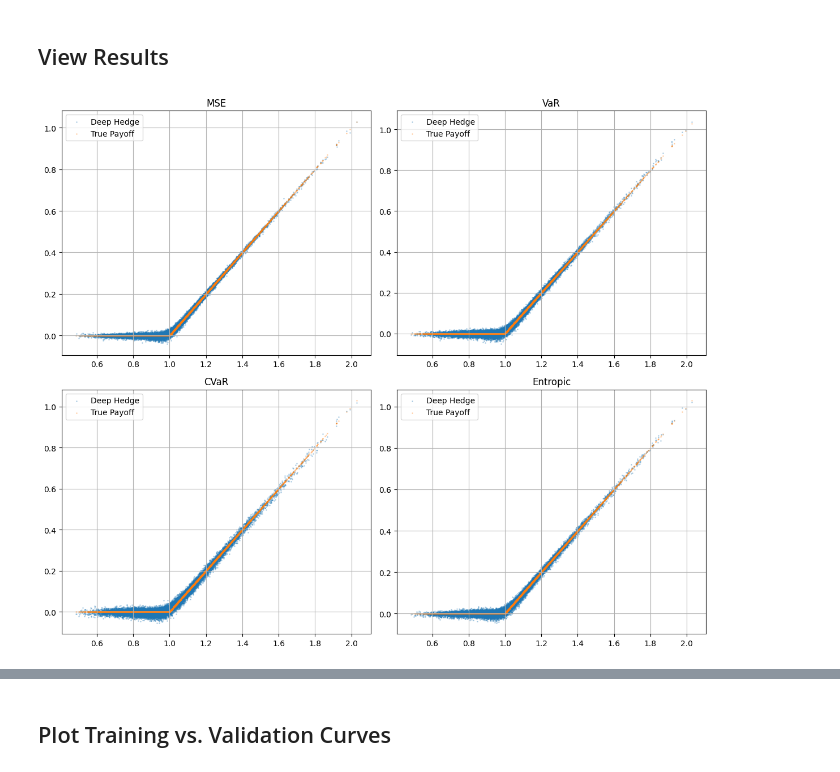
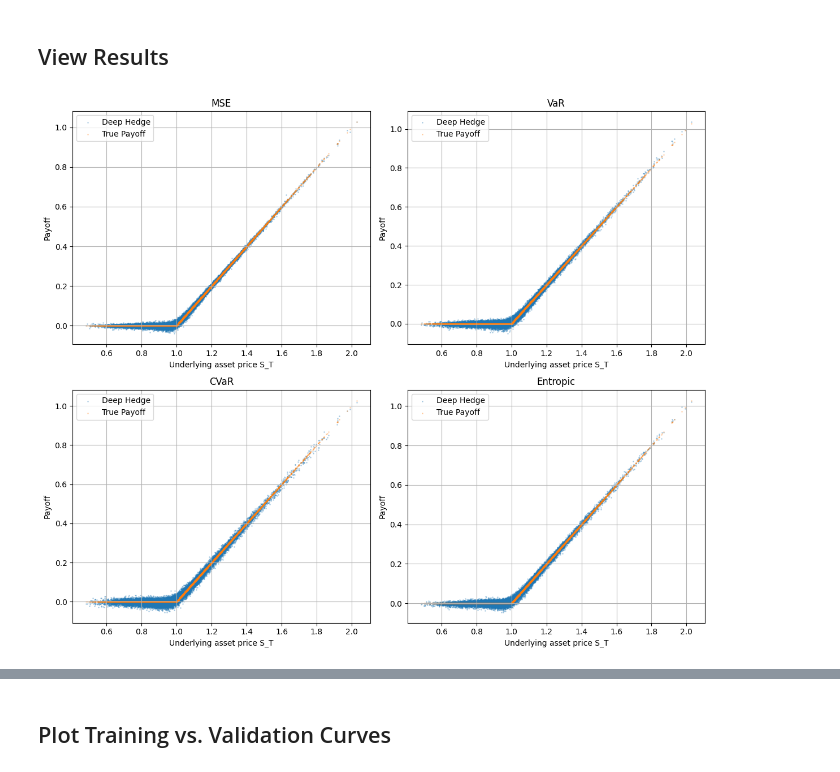
Before and after one commit to ru-ulians/Pricing-and-Hedging-Using-Neural-Networks, a Jupyter notebook: Test1_GBMData.ipynb, the cells around one changed output, grey strips where cells are left out. Drawn from its saved outputs; the diff is of its cells as text; code cells hidden in the pictures.

```diff
--- a/Test1_GBMData.ipynb
+++ b/Test1_GBMData.ipynb
@@ -116,32 +116,34 @@ Training model with Entropic loss.
 # %%
 # Plot learned hedge v. payoff
 fig, axes = plt.subplots(2,2,figsize = (12,10))
 
 for i, ax in enumerate(axes.flat):
     ax.scatter(xtest[:,-1,0], hedges[i][:,0], s=1, alpha = 0.25, label = "Deep Hedge")
     ax.scatter(xtest[:,-1,0], ytest[:,0], s=1, alpha=0.25, label="True Payoff")
     ax.set_title(titles[i])
+    ax.set_xlabel("Underlying asset price S_T")
+    ax.set_ylabel("Payoff")
     ax.legend()
     ax.grid()
 
 plt.tight_layout()
 plt.show()
 
 BSPremium = BlackScholesPrice(
     T=1.0,
     S=1.0,
     K=1.0,
     sigma=0.2
 )
 print("\n---- Model Premiums ----")
 for name,premium in zip(titles,premiums):
     print(f"{name} Premium: {premium:.8f}, with error {premium-BSPremium:.8f}")
 
 print("\n---- Training Times ----")
 for name, time in zip(titles,times):
     print(f"Training {name} took {time:.2f} seconds")
 # %% [output]
-[figure, old version]
+[figure, new version]
 ---- Model Premiums ----
 MSE Premium: 0.07964585, with error 0.00038614
 VaR Premium: 0.07945513, with error 0.00019542
```
Also changed, not shown: parts of 2 cells of this notebook.
